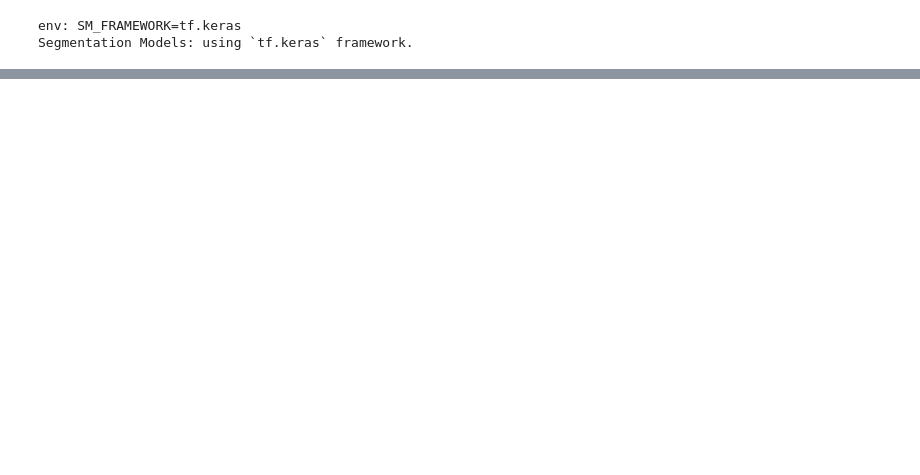
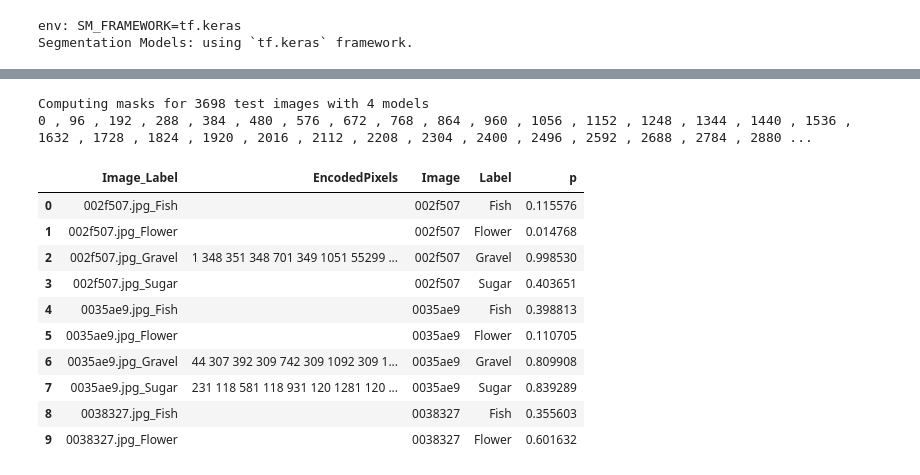
Before and after one commit to sagarkarki136/Cloud-Pattern-Segmentation, a Jupyter notebook: multiclass-segmentation-keras-datagen.ipynb, the cells around one changed output, grey strips where cells are left out. Saved outputs shown, nothing was run; the diff lists cells and outputs as text; code cells hidden in the pictures; blank space fills up the shorter version.

```diff
--- a/multiclass-segmentation-keras-datagen.ipynb
+++ b/multiclass-segmentation-keras-datagen.ipynb
@@ -53,7 +56,7 @@ env: SM_FRAMEWORK=tf.keras
 Segmentation Models: using `tf.keras` framework.
 # %%
 class DataGenerator(keras.utils.Sequence):
-    def __init__(self,list_ids,shrink1=1,shrink2=1,dim=(576,384),height= 352, width=544,
+    def __init__(self,list_ids,shrink1=1,shrink2=1,dimheight= 352, width=544,
                 path='../input/cloud-images-resized/train_images_384x576/',
                  flips=False, augment=False,batch_size=32,scale=1/128,sub=1,mode='train',shuffle=False):
         self.shrink1=shrink1
@@ -164,3 +178,14 @@ def dice_coef(y_true, y_pred, smooth=1):
     y_pred_f = K.flatten(y_pred)
     intersection = K.sum(y_true_f * y_pred_f)
     return (2. * intersection + smooth) / (K.sum(y_true_f) + K.sum(y_pred_f) + smooth)
+# %%
+filters = [256, 128, 64, 32, 16]
+REDUCTION = 0; RED = 2**REDUCTION
+filters = filters[:5-REDUCTION]
+
+jaccard_loss = sm.losses.JaccardLoss()
+
+train_idx,val_idx=train_test_split(train2.index,test_size=0.1)
+
+model_list=['efficientnetb1','efficientnetb2','efficientnetb3','efficientnetb4']
+bs_list=[10,10,10,8]
@@ -331,5 +268,22 @@ sub['p'] += pd.read_csv('../input/cloud-classifiers/pred_cls3.csv').p.values * 3
 sub['p'] += np.load('/kaggle/input/cloud-classifiers/pred_cls4b.npy') * 0.6
 sub['p'] /= 5.1
 # %%
-USE_TTA=True
+USE_TTA=False
 DO_TEST=True
+# %%
+def mask2rleXXX(img0, shape=(576,384), grow=(525,350)):
+    '''
+    img: numpy array, 1 - mask, 0 - background
+    Returns run length as string formated
+    '''
+    a = (shape[1]-img0.shape[0])//2
+    b = (shape[0]-img0.shape[1])//2
+    img = np.zeros((shape[1],shape[0]),dtype=np.uint8)
+    img[a:a+img0.shape[0],b:b+img0.shape[1]] = img0
+    img = cv2.resize(img,grow)
+
+    pixels= img.T.flatten()
+    pixels = np.concatenate([[0], pixels, [0]])
+    runs = np.where(pixels[1:] != pixels[:-1])[0] + 1
+    runs[1::2] -= runs[::2]
+    return ' '.join(str(x) for x in runs)
@@ -336,39 +331,50 @@ DO_TEST=True
 # %%
-print('Computing masks for',len(sub)//4,'test images with 3 models'); sub.EncodedPixels = ''
-PTH = '../input/cloud-images-resized/test_images_384x576/'; bs = 4
+print('Computing masks for',len(sub)//4,'test images with 4 models'); sub.EncodedPixels = ''
+PTH = '../input/cloud-images-resized/test_images_384x576/'; bs = 16
 if USE_TTA: bs=1
 test_gen = DataGenerator(sub.Image[::4].values+'.jpg', width=576, height=384, batch_size=bs, mode='predict',path=PTH)
 
 sz = 20000.*(576/525)*(384/350)/RED/RED
 
 pixt = [0.5,0.5,0.5,0.35] #; pixt = [0.4,0.4,0.4,0.4]
 szt = [25000., 20000., 22500., 15000.] #; szt = [20000., 20000., 20000., 20000.]
 for k in range(len(szt)): szt[k] = szt[k]*(576./525.)*(384./350.)/RED/RED
 
 if DO_TEST:
     for b,batch in enumerate(test_gen):
         btc = model1.predict_on_batch(batch)
         btc += model2.predict_on_batch(batch)
         btc += model3.predict_on_batch(batch)
-        btc += model4.predict_on_batch(batch)
-        btc /= 4.0
+#         btc += model4.predict_on_batch(batch)
+        btc /= 3.0
 
         for j in range(btc.shape[0]):
             for i in range(btc.shape[-1]):
                 mask = (btc[j,:,:,i]>pixt[i]).astype(int); rle = ''
                 if np.sum(mask)>szt[i]: rle = mask2rleXXX( mask ,shape=(576//RED,384//RED))
                 sub.iloc[4*(bs*b+j)+i,1] = rle
         if b%(100//bs)==0: print(b*bs,', ',end='')
-#         t = np.round( (time.time() - kernel_start)/60,1 )
-#         if t > LIMIT*60:
-#             print('#### EXCEEDED TIME LIMIT. STOPPING NOW ####')
-#             break
+
 
     sub[['Image_Label','EncodedPixels']].to_csv('sub_seg.csv',index=False)
     sub.loc[(sub.p<0.5)&(sub.Label=='Fish'),'EncodedPixels'] = ''
     sub.loc[(sub.p<0.3)&(sub.Label=='Flower'),'EncodedPixels'] = ''
     sub.loc[(sub.p<0.5)&(sub.Label=='Gravel'),'EncodedPixels'] = ''
     sub.loc[(sub.p<0.5)&(sub.Label=='Sugar'),'EncodedPixels'] = ''
     sub[['Image_Label','EncodedPixels']].to_csv('submission.csv',index=False)
 
 sub.head(10)
+# %% [output]
+Computing masks for 3698 test images with 4 models
+0 , 96 , 192 , 288 , 384 , 480 , 576 , 672 , 768 , 864 , 960 , 1056 , 1152 , 1248 , 1344 , 1440 , 1536 , 1632 , 1728 , 1824 , 1920 , 2016 , 2112 , 2208 , 2304 , 2400 , 2496 , 2592 , 2688 , 2784 , 2880 ...
+|  | Image_Label | EncodedPixels | Image | Label | p |
+| 0 | 002f507.jpg_Fish |  | 002f507 | Fish | 0.115576 |
+| 1 | 002f507.jpg_Flower |  | 002f507 | Flower | 0.014768 |
+| 2 | 002f507.jpg_Gravel | 1 348 351 348 701 349 1051 55299 ... | 002f507 | Gravel | 0.998530 |
+| 3 | 002f507.jpg_Sugar |  | 002f507 | Sugar | 0.403651 |
+| 4 | 0035ae9.jpg_Fish |  | 0035ae9 | Fish | 0.398813 |
+| 5 | 0035ae9.jpg_Flower |  | 0035ae9 | Flower | 0.110705 |
+| 6 | 0035ae9.jpg_Gravel | 44 307 392 309 742 309 1092 309 1... | 0035ae9 | Gravel | 0.809908 |
+| 7 | 0035ae9.jpg_Sugar | 231 118 581 118 931 120 1281 120 ... | 0035ae9 | Sugar | 0.839289 |
+| 8 | 0038327.jpg_Fish |  | 0038327 | Fish | 0.355603 |
+| 9 | 0038327.jpg_Flower |  | 0038327 | Flower | 0.601632 |
```
Also changed, not shown: parts of 11 cells of this notebook.
